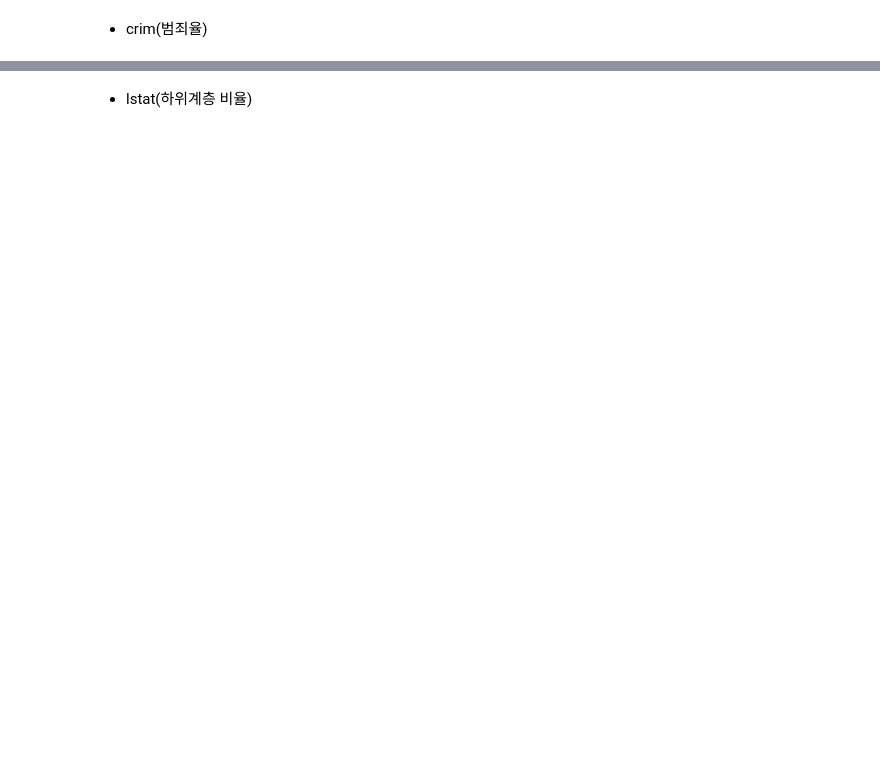
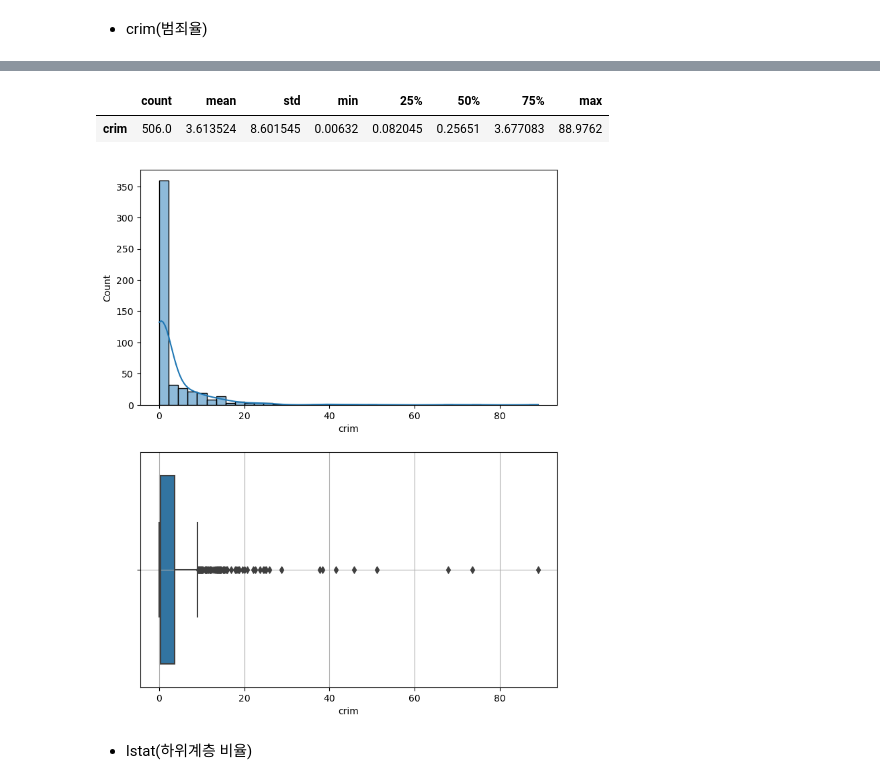
Before and after one commit to Jihwan98/aivle_school, a Jupyter notebook: 2023.02.07_데이터처리_실습/05 - 단변량분석.ipynb, the cells around one changed output, grey strips where cells are left out. Cells and saved outputs as stored; diff of their text form; code cells hidden in the pictures; blank space fills up the shorter version.

```diff
--- a/2023.02.07_데이터처리_실습/05 - 단변량분석.ipynb
+++ b/2023.02.07_데이터처리_실습/05 - 단변량분석.ipynb
@@ -735,2 +730,8 @@ plt.show()
+# %%
+eda1_n(boston, 'crim', 40)
+# %% [output]
+|  | count | mean | std | min | 25% | 50% | 75% | max |
+| crim | 506.0 | 3.613524 | 8.601545 | 0.00632 | 0.082045 | 0.25651 | 3.677083 | 88.9762 |
+[figure, added]
 # %% [markdown]
 * lstat(하위계층 비율)
```
Also changed, not shown: parts of 12 cells of this notebook, 3 other files.
